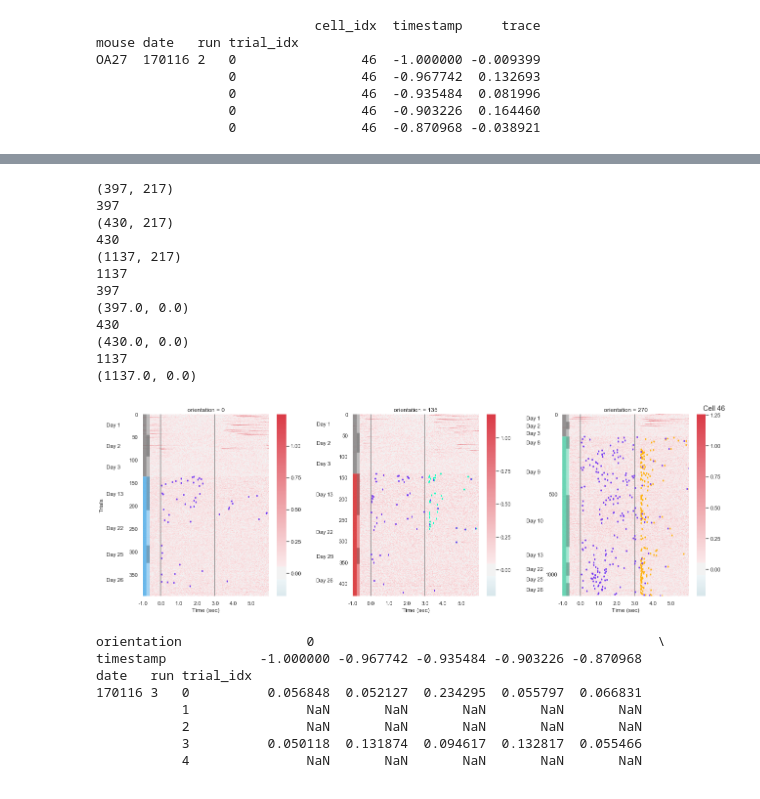
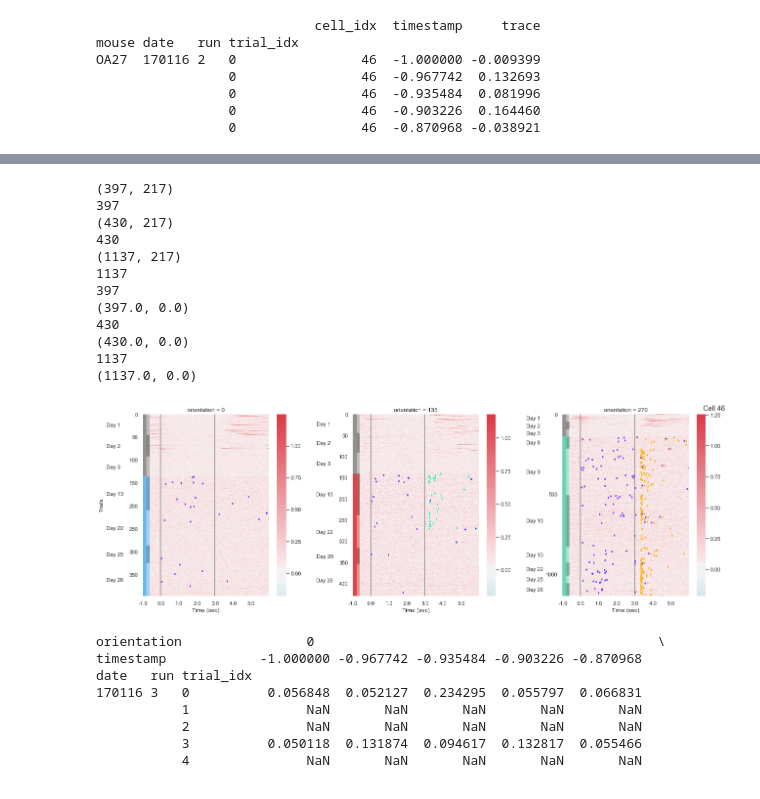
Before and after one commit to klmcguir/cascade, a Jupyter notebook: merge_plot_testing.ipynb, the cells around one changed output, grey strips where cells are left out. Saved outputs shown, nothing was run; the diff lists cells and outputs as text; code cells hidden in the pictures.

```diff
--- a/merge_plot_testing.ipynb
+++ b/merge_plot_testing.ipynb
@@ -406,7 +399,7 @@ for ax in g.axes[0]:
     for l in range(len(firstlick)):
         if np.isfinite(firstlick[l]):
             x = [firstlick[l], firstlick[l]]
-            y = [l-0.5, l+0.5]
+            y = [l-0.25, l+0.25]
             ax.plot(x, y, color='#7237f2', ls='-', lw=3)
 
 #     print(len(ensure))
@@ -471,34 +464,34 @@ for ax in g.axes[0]:
             base_ylabels.append('Day ' + str(day_val) + '          ' + str(label_ind))
         else:
             base_ylabels.append('Day ' + str(day_val) + '          ' + pad)
         base_yticks.append(label_ind)
 
     ax.set_yticks(base_yticks)
     ax.set_yticklabels(base_ylabels)
 
     count = count + 1
 
 # match vmin and max across plots
 # cmin = np.nanmin(cmin)
 # cmax = np.nanmax(cmax)
 
 # for ax in g.axes[0]:
 #     ax.collections[0].colorbar.vmin = cmin
 #     ax.collections[0].colorbar.vmax = cmax
 # %% [output]
 (397, 217)
 397
 (430, 217)
 430
 (1137, 217)
 1137
 397
 (397.0, 0.0)
 430
 (430.0, 0.0)
 1137
 (1137.0, 0.0)
-[figure, old version]
+[figure, new version]
 # %%
 ### NUMBER 2
 # baseline subtraction seems off
```
Also changed, not shown: parts of 2 cells of this notebook, 4 other files.
